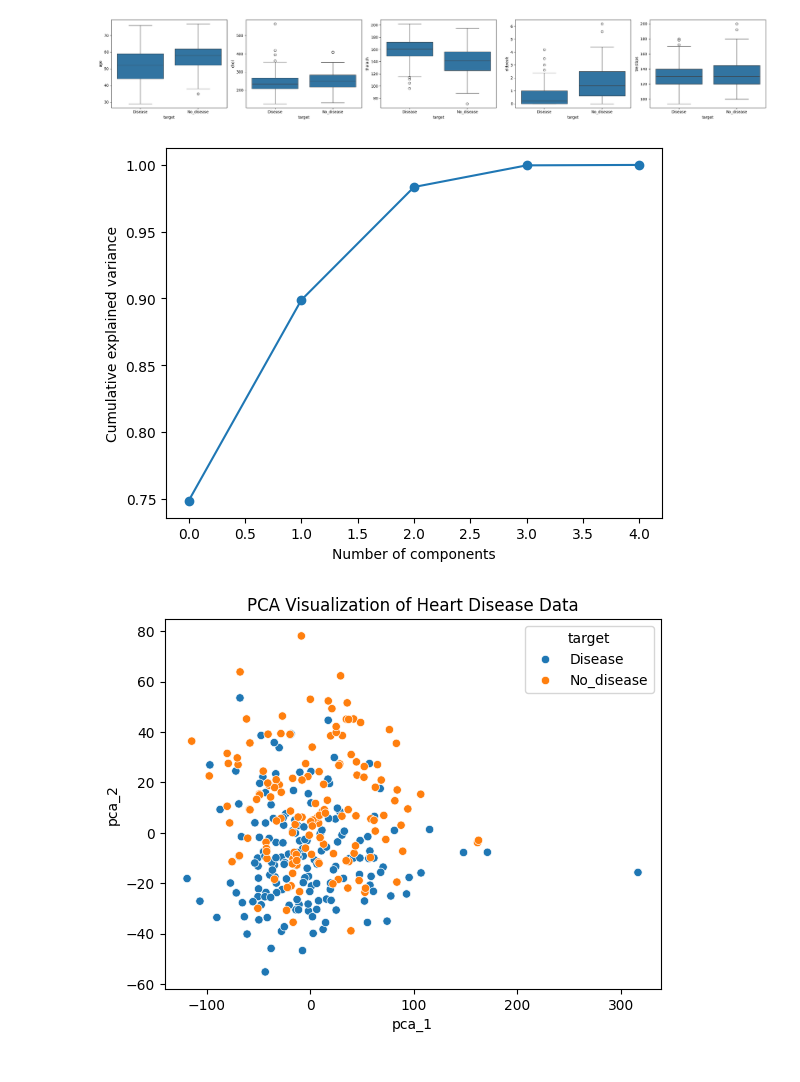
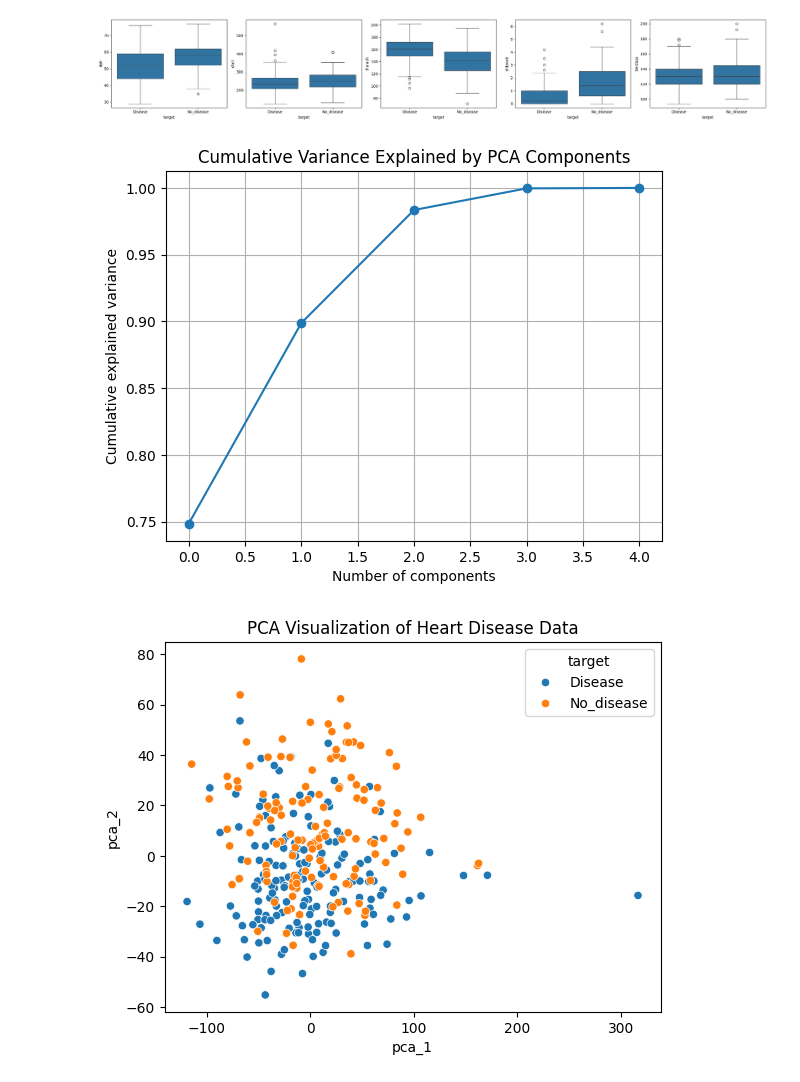
Before and after one commit to arushimathur2604/FMML-Project1, a Jupyter notebook: FMML_Module_2_project_2024.ipynb, the cells around one changed output. Saved outputs shown, nothing was run; the diff lists cells and outputs as text; code cells hidden in the pictures.

```diff
--- a/FMML_Module_2_project_2024.ipynb
+++ b/FMML_Module_2_project_2024.ipynb
@@ -175,16 +182,19 @@ plt.show()
 # %%
 # prompt: plot the cumulative variace of pca for all the possibel pronviopal components
 ## to do
 import matplotlib.pyplot as plt
 import numpy as np
+from sklearn.decomposition import PCA
 pca = PCA()
 pca.fit(numeric_data)
 plt.plot(np.cumsum(pca.explained_variance_ratio_), marker='o')
 plt.xlabel('Number of components')
 plt.ylabel('Cumulative explained variance')
+plt.title('Cumulative Variance Explained by PCA Components')
+plt.grid(True)
 plt.show()
 # %% [output]
-[figure, old version]
+[figure, new version]
 # %%
 pca = PCA(n_components=2)
 pca.fit(numeric_data)
```
Also changed, not shown: parts of 17 cells of this notebook.
